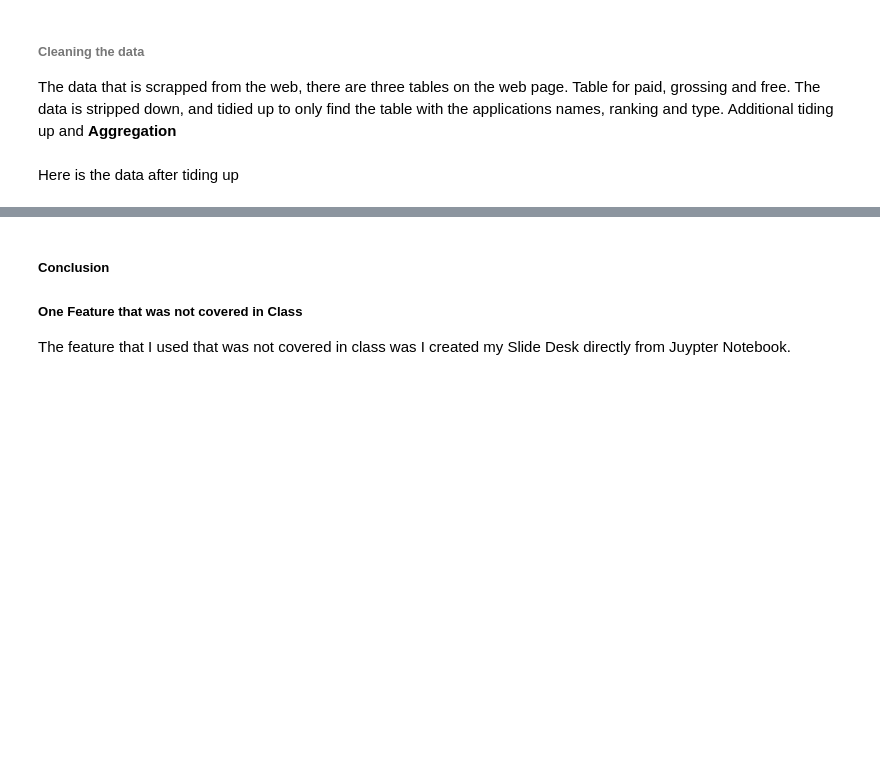
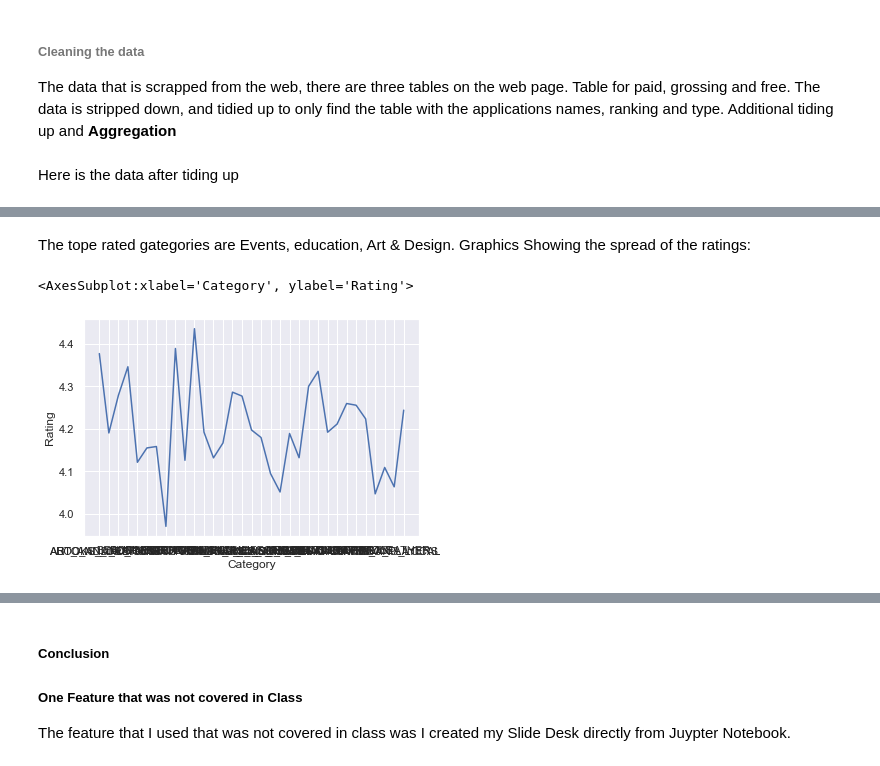
Before and after one commit to dailyfatcat/IS362_FinalProject, a Jupyter notebook: final.ipynb, the cells around one changed output, grey strips where cells are left out. Saved outputs shown, nothing was run; the diff lists cells and outputs as text; code cells hidden in the pictures; blank space fills up the shorter version.

```diff
--- a/final.ipynb
+++ b/final.ipynb
@@ -106,0 +108,4 @@ Graphics
+# %%
+avg_ratinghighest = googlereviews.groupby('Category')['Rating'].mean().sort_values(ascending=False)
+avg_rating = googlereviews.groupby('Category')['Rating'].mean()
+avg_ratinghighest.head()
@@ -106,0 +120,9 @@ Graphics
+# %% [markdown]
+The tope rated gategories are Events, education, Art & Design.
+Graphics Showing the spread of the ratings:
+# %%
+sns.set_theme(style="darkgrid")
+sns.lineplot(data=avg_rating)
+# %% [output]
+<AxesSubplot:xlabel='Category', ylabel='Rating'>
+[figure, added]
```
Also changed, not shown: parts of 9 cells of this notebook.
